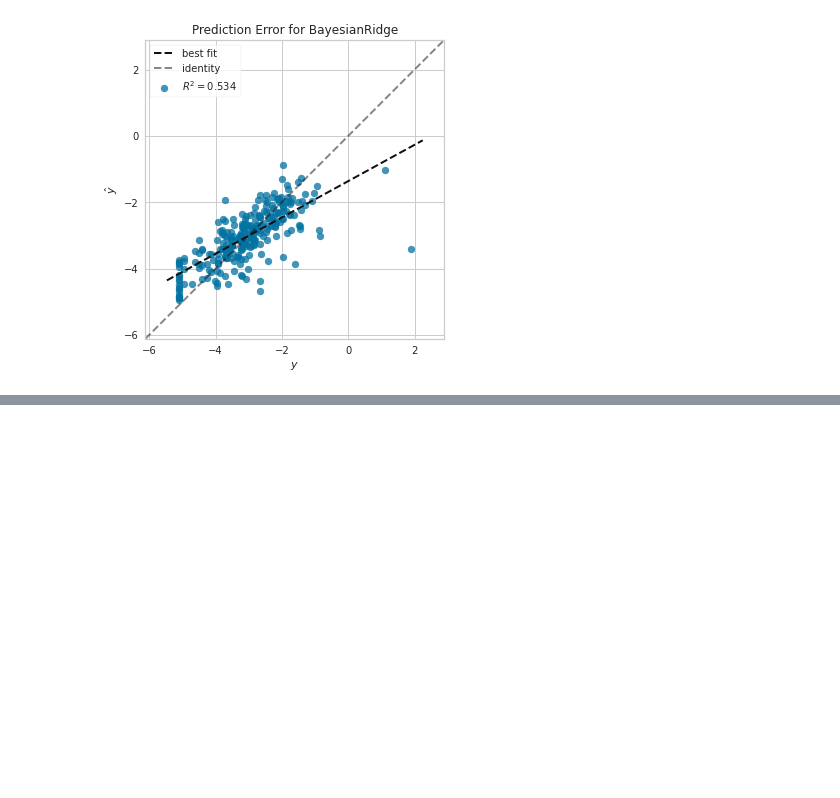
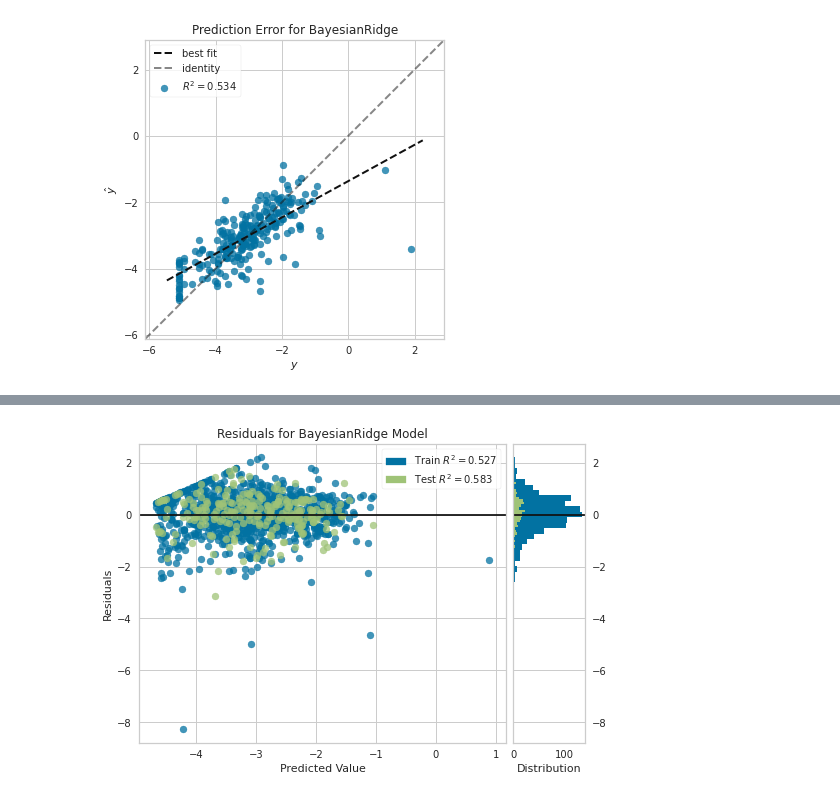
Before and after one commit to yihahn/mihlto, a Jupyter notebook: preliminary_pycaret.ipynb, the cells around one changed output, grey strips where cells are left out. Cells and saved outputs as stored; diff of their text form; code cells hidden in the pictures; blank space fills up the shorter version.

```diff
--- a/preliminary_pycaret.ipynb
+++ b/preliminary_pycaret.ipynb
@@ -224,0 +306,2 @@ IntProgress(value=0, description='Processing: ', max=5)
+# %%
+fsbr = create_model('br')
@@ -224,0 +322,2 @@ IntProgress(value=0, description='Processing: ', max=5)
+# %%
+tuned_fsbr = tune_model(fsbr)
@@ -224,0 +338,4 @@ IntProgress(value=0, description='Processing: ', max=5)
+# %%
+plot_model(tuned_fsbr, 'residuals')
+# %% [output]
+[figure, added]
```
Also changed, not shown: parts of 11 cells of this notebook.
